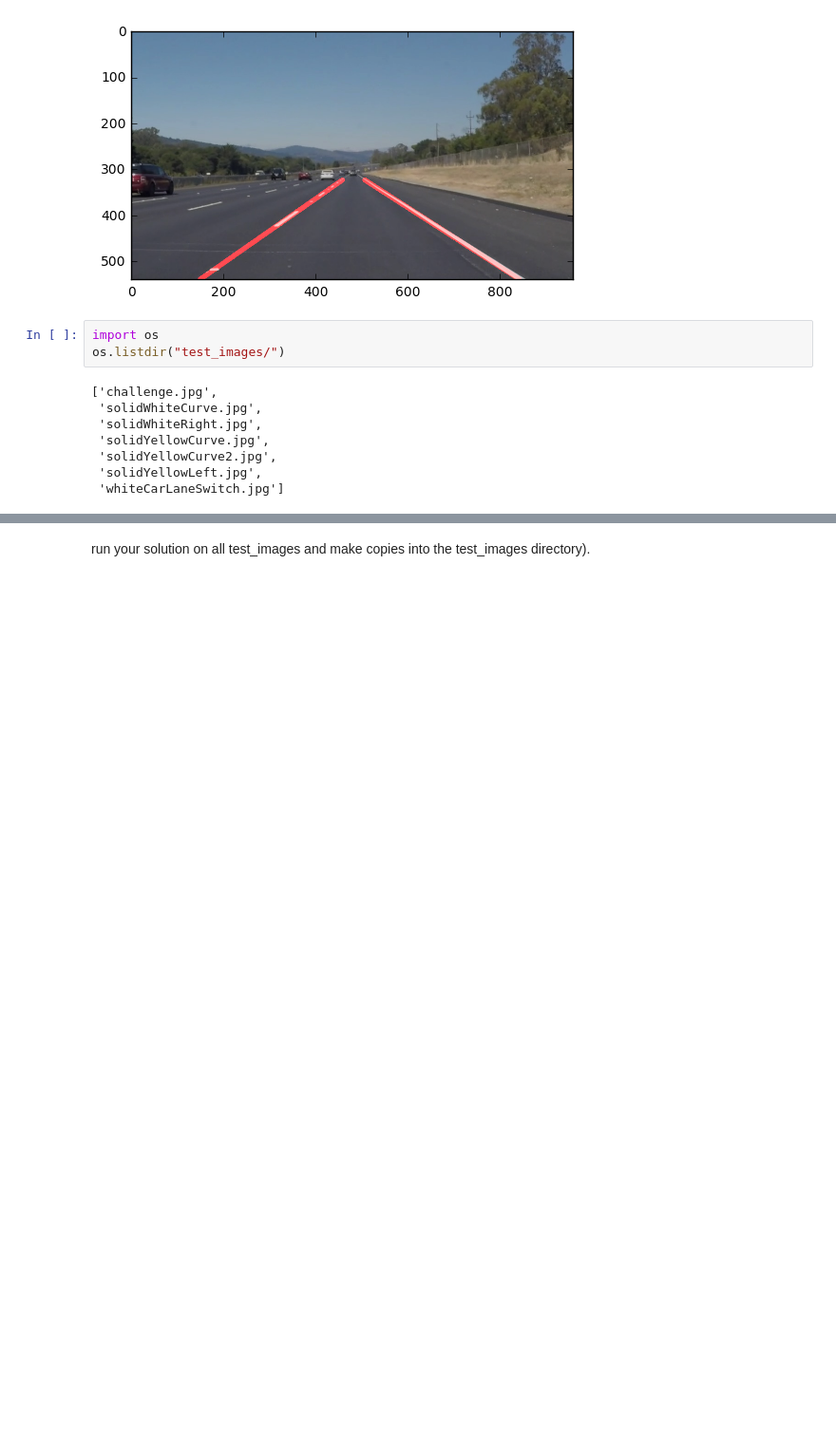
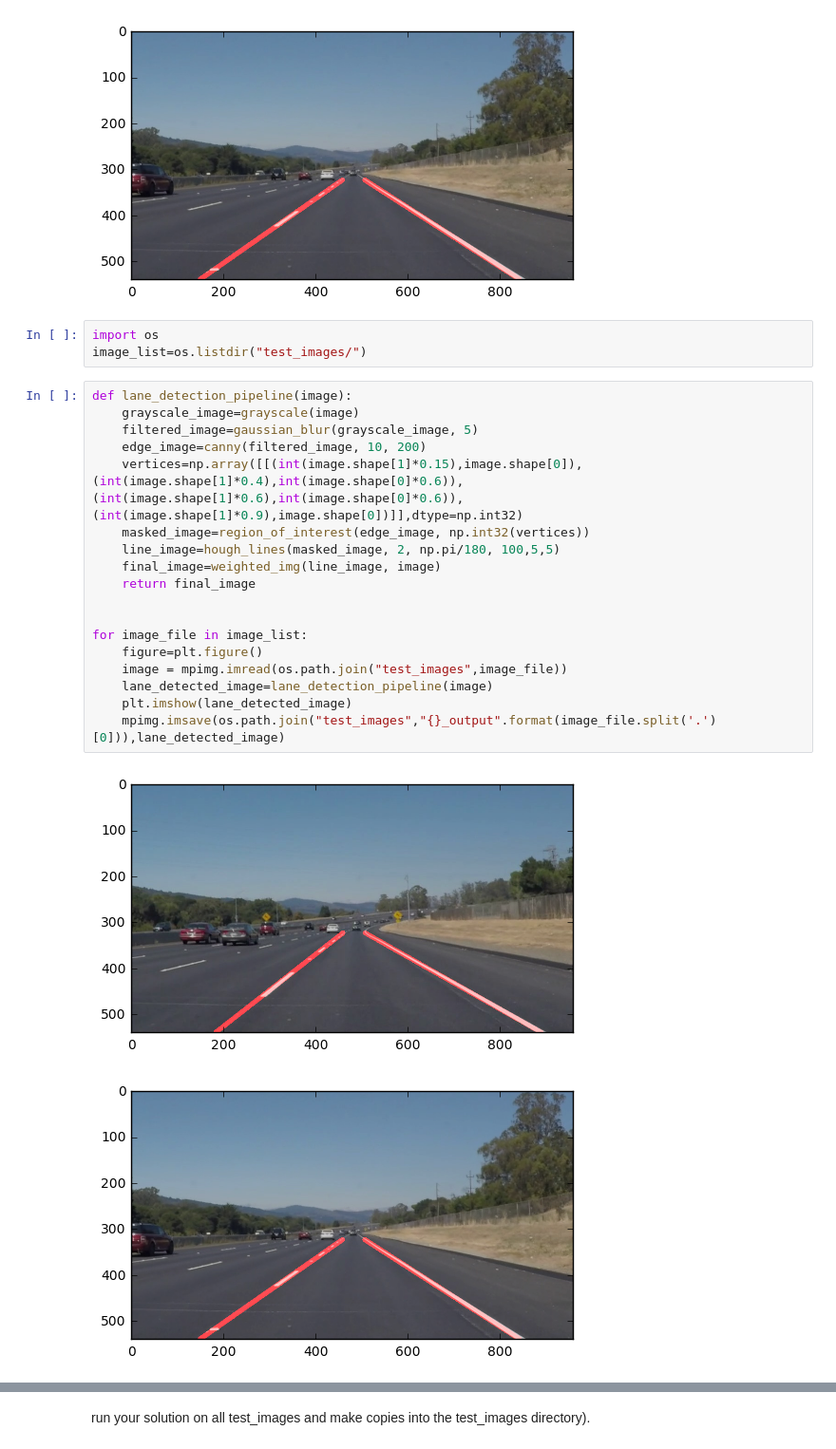
Before and after one commit to automet/self-driving-car-lane-detection, a Jupyter notebook: P1.ipynb, the cells around one changed output, grey strips where cells are left out. Shown at 95% size. Saved outputs shown, nothing was run; the diff lists cells and outputs as text; blank space fills up the shorter version.

Commit message:
processing all images in testimage directory

```diff
--- a/P1.ipynb
+++ b/P1.ipynb
@@ -272,12 +272,25 @@ plt.imshow(final_image)
 [figure]
 # %%
 import os
-os.listdir("test_images/")
+image_list=os.listdir("test_images/")
-# %% [output]
-['challenge.jpg',
- 'solidWhiteCurve.jpg',
- 'solidWhiteRight.jpg',
- 'solidYellowCurve.jpg',
- 'solidYellowCurve2.jpg',
- 'solidYellowLeft.jpg',
- 'whiteCarLaneSwitch.jpg']
+# %%
+def lane_detection_pipeline(image):
+    grayscale_image=grayscale(image)
+    filtered_image=gaussian_blur(grayscale_image, 5)
+    edge_image=canny(filtered_image, 10, 200)
+    vertices=np.array([[(int(image.shape[1]*0.15),image.shape[0]),(int(image.shape[1]*0.4),int(image.shape[0]*0.6)),(int(image.shape[1]*0.6),int(image.shape[0]*0.6)),(int(image.shape[1]*0.9),image.shape[0])]],dtype=np.int32)
+    masked_image=region_of_interest(edge_image, np.int32(vertices))
+    line_image=hough_lines(masked_image, 2, np.pi/180, 100,5,5)
+    final_image=weighted_img(line_image, image)
+    return final_image
+
+
+for image_file in image_list:
+    figure=plt.figure()
+    image = mpimg.imread(os.path.join("test_images",image_file))
+    lane_detected_image=lane_detection_pipeline(image)
+    plt.imshow(lane_detected_image)
+    mpimg.imsave(os.path.join("test_images","{}_output".format(image_file.split('.')[0])),lane_detected_image)
+# %% [output]
+[figure, added]
+[figure, added]
```
Also changed, not shown: parts of 1 cell of this notebook, 6 other files.
